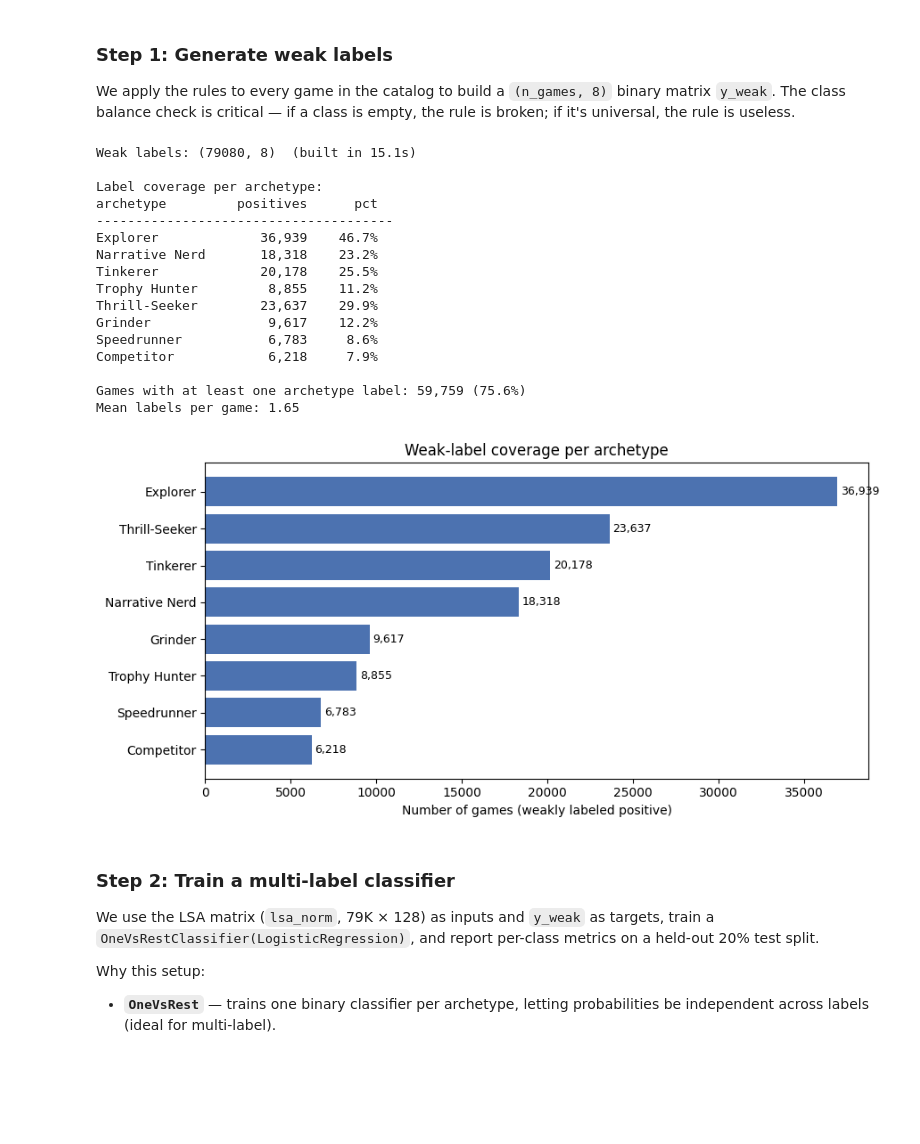
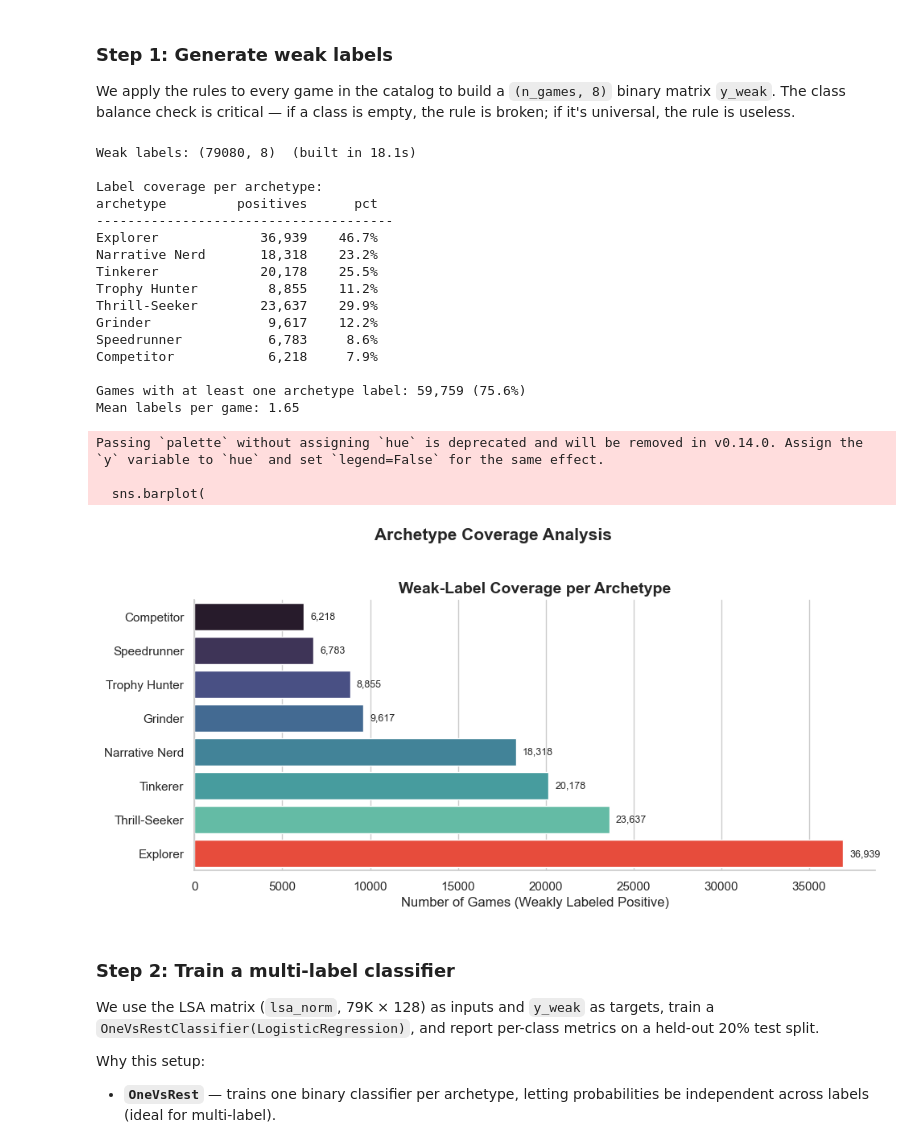
Before and after one commit to Atta-Ur-Rahman-Sheikh/GameRec-MLOps-Pipeline-ML-AI221, a Jupyter notebook: Game_Recommender_Simple.ipynb, the cells around one changed output. Drawn from its saved outputs; the diff is of its cells as text; code cells hidden in the pictures; blank space fills up the shorter version.

```diff
--- a/Game_Recommender_Simple.ipynb
+++ b/Game_Recommender_Simple.ipynb
@@ -1204,11 +1452,13 @@ for j, ptype in enumerate(PLAYER_TYPE_NAMES):
 
 n_with_label = int((y_weak.sum(axis=1) > 0).sum())
 mean_labels = float(y_weak.sum(axis=1).mean())
-print(f"\nGames with at least one archetype label: {n_with_label:,} "
-      f"({100 * n_with_label / len(catalog):.1f}%)")
+print(
+    f"\nGames with at least one archetype label: {n_with_label:,} "
+    f"({100 * n_with_label / len(catalog):.1f}%)"
+)
 print(f"Mean labels per game: {mean_labels:.2f}")
 # %% [output]
-Weak labels: (79080, 8)  (built in 15.1s)
+Weak labels: (79080, 8)  (built in 18.1s)
 
 Label coverage per archetype:
 archetype         positives      pct
@@ -1225,20 +1475,55 @@ Competitor            6,218     7.9%
 Games with at least one archetype label: 59,759 (75.6%)
 Mean labels per game: 1.65
 # %%
+
+# Style (keep consistent across report)
+sns.set_theme(style="whitegrid")
+plt.rcParams.update({
+    "font.size": 11,
+    "axes.titlesize": 14,
+    "axes.labelsize": 12
+})
+
+# Data prep
 positives = y_weak.sum(axis=0)
 order = np.argsort(positives)
-fig, ax = plt.subplots(figsize=(9, 4.5))
-ax.barh([PLAYER_TYPE_NAMES[i] for i in order],
-        positives[order], color="#4C72B0")
-ax.set_xlabel("Number of games (weakly labeled positive)")
-ax.set_title("Weak-label coverage per archetype")
-for i, idx in enumerate(order):
-    ax.text(positives[idx] + 200, i, f"{positives[idx]:,}",
-            va="center", fontsize=9)
-plt.tight_layout()
+labels = [PLAYER_TYPE_NAMES[i] for i in order]
+values = positives[order]
+
+# Figure
+fig, ax = plt.subplots(figsize=(10, 5))
+fig.suptitle("Archetype Coverage Analysis", fontsize=15, fontweight="bold")
+
+# Barplot
+sns.barplot(
+    x=values,
+    y=labels,
+    ax=ax,
+    palette="mako"
+)
+
+# Titles & labels
+ax.set_title("Weak-Label Coverage per Archetype", fontweight="bold")
+ax.set_xlabel("Number of Games (Weakly Labeled Positive)")
+ax.set_ylabel("")
+
+# Value labels (clean formatting)
+for i, v in enumerate(values):
+    ax.text(v + max(values)*0.01, i, f"{int(v):,}", va="center", fontsize=9)
+
+# Optional: highlight top archetype
+top_idx = np.argmax(values)
+ax.patches[top_idx].set_facecolor("#e74c3c")
+
+# Clean look
+sns.despine()
+plt.tight_layout(rect=[0, 0, 1, 0.95])
 plt.show()
 # %% [output]
+Passing `palette` without assigning `hue` is deprecated and will be removed in v0.14.0. Assign the `y` variable to `hue` and set `legend=False` for the same effect.
+
+  sns.barplot(
-[figure, old version]
+[figure, new version]
 # %% [markdown]
 ### Step 2: Train a multi-label classifier
 
```
Also changed, not shown: parts of 37 cells of this notebook, 1 other file.
